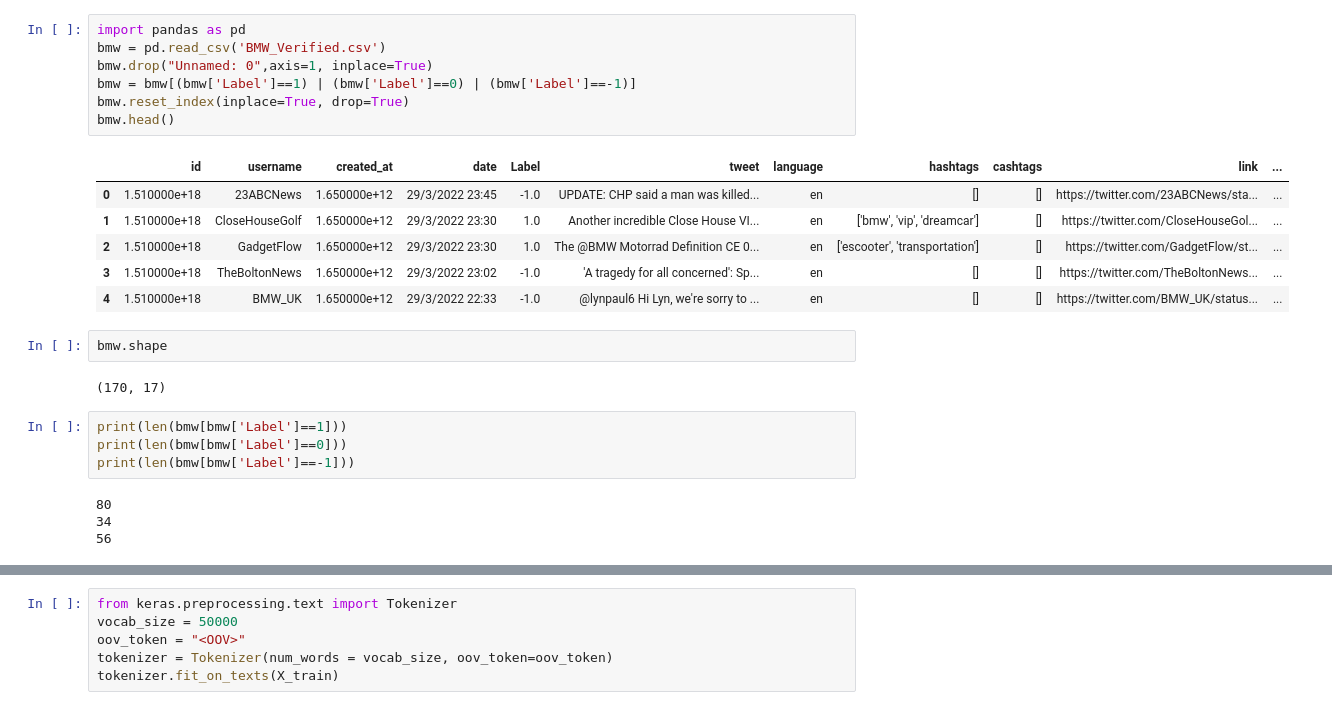
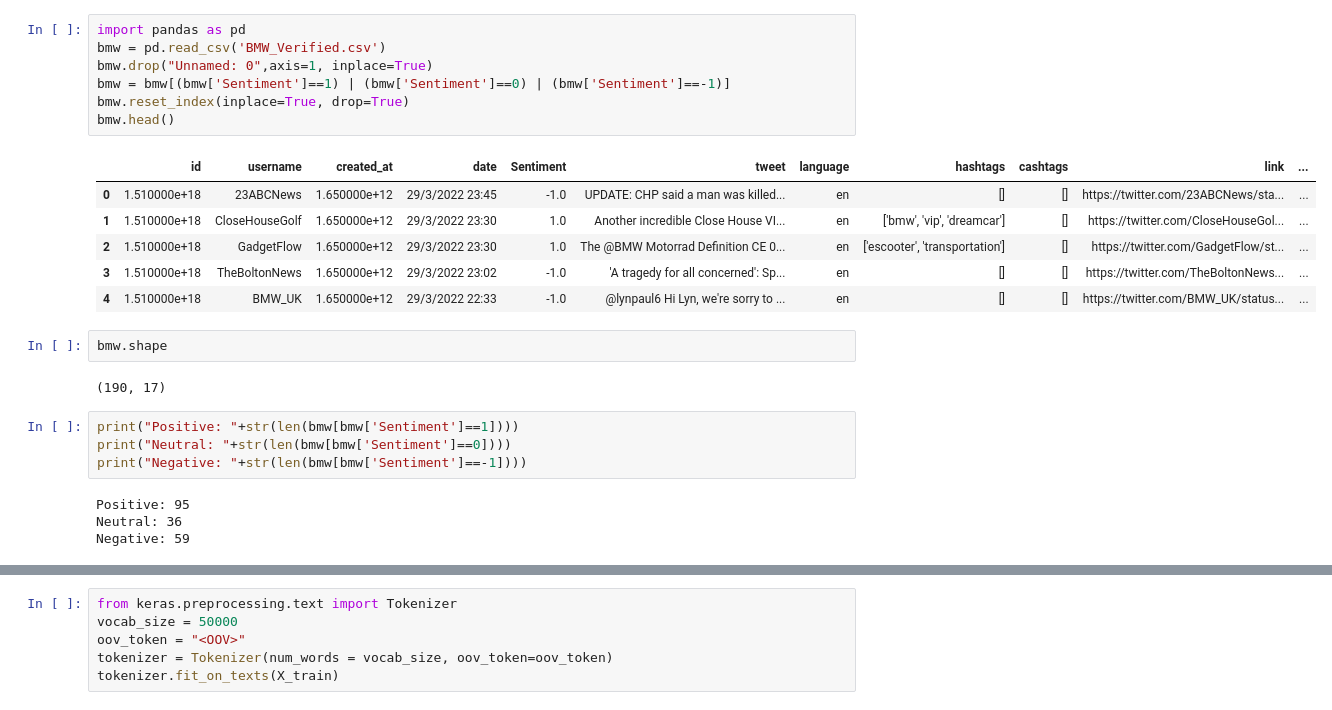
Before and after one commit to kirath2205/Information-Retrieval, a Jupyter notebook: BMW.ipynb, the cells around one changed output, grey strips where cells are left out. Drawn from its saved outputs; the diff is of its cells as text.

```diff
--- a/BMW.ipynb
+++ b/BMW.ipynb
@@ -3,12 +3,12 @@
 # %%
 import pandas as pd
 bmw = pd.read_csv('BMW_Verified.csv')
 bmw.drop("Unnamed: 0",axis=1, inplace=True)
-bmw = bmw[(bmw['Label']==1) | (bmw['Label']==0) | (bmw['Label']==-1)]
+bmw = bmw[(bmw['Sentiment']==1) | (bmw['Sentiment']==0) | (bmw['Sentiment']==-1)]
 bmw.reset_index(inplace=True, drop=True)
 bmw.head()
 # %% [output]
-|  | id | username | created_at | date | Label | tweet | language | hashtags | cashtags | link | ... |
+|  | id | username | created_at | date | Sentiment | tweet | language | hashtags | cashtags | link | ... |
 | 0 | 1.510000e+18 | 23ABCNews | 1.650000e+12 | 29/3/2022 23:45 | -1.0 | UPDATE: CHP said a man was killed... | en | [] | [] | https://twitter.com/23ABCNews/sta... | ... |
 | 1 | 1.510000e+18 | CloseHouseGolf | 1.650000e+12 | 29/3/2022 23:30 | 1.0 | Another incredible Close House VI... | en | ['bmw', 'vip', 'dreamcar'] | [] | https://twitter.com/CloseHouseGol... | ... |
 | 2 | 1.510000e+18 | GadgetFlow | 1.650000e+12 | 29/3/2022 23:30 | 1.0 | The @BMW Motorrad Definition CE 0... | en | ['escooter', 'transportation'] | [] | https://twitter.com/GadgetFlow/st... | ... |
@@ -17,12 +17,12 @@ bmw.head()
 # %%
 bmw.shape
 # %% [output]
-(170, 17)
+(190, 17)
 # %%
-print(len(bmw[bmw['Label']==1]))
-print(len(bmw[bmw['Label']==0]))
-print(len(bmw[bmw['Label']==-1]))
+print("Positive: "+str(len(bmw[bmw['Sentiment']==1])))
+print("Neutral: "+str(len(bmw[bmw['Sentiment']==0])))
+print("Negative: "+str(len(bmw[bmw['Sentiment']==-1])))
 # %% [output]
-80
-34
-56
+Positive: 95
+Neutral: 36
+Negative: 59
```
Also changed, not shown: parts of 21 cells of this notebook.
